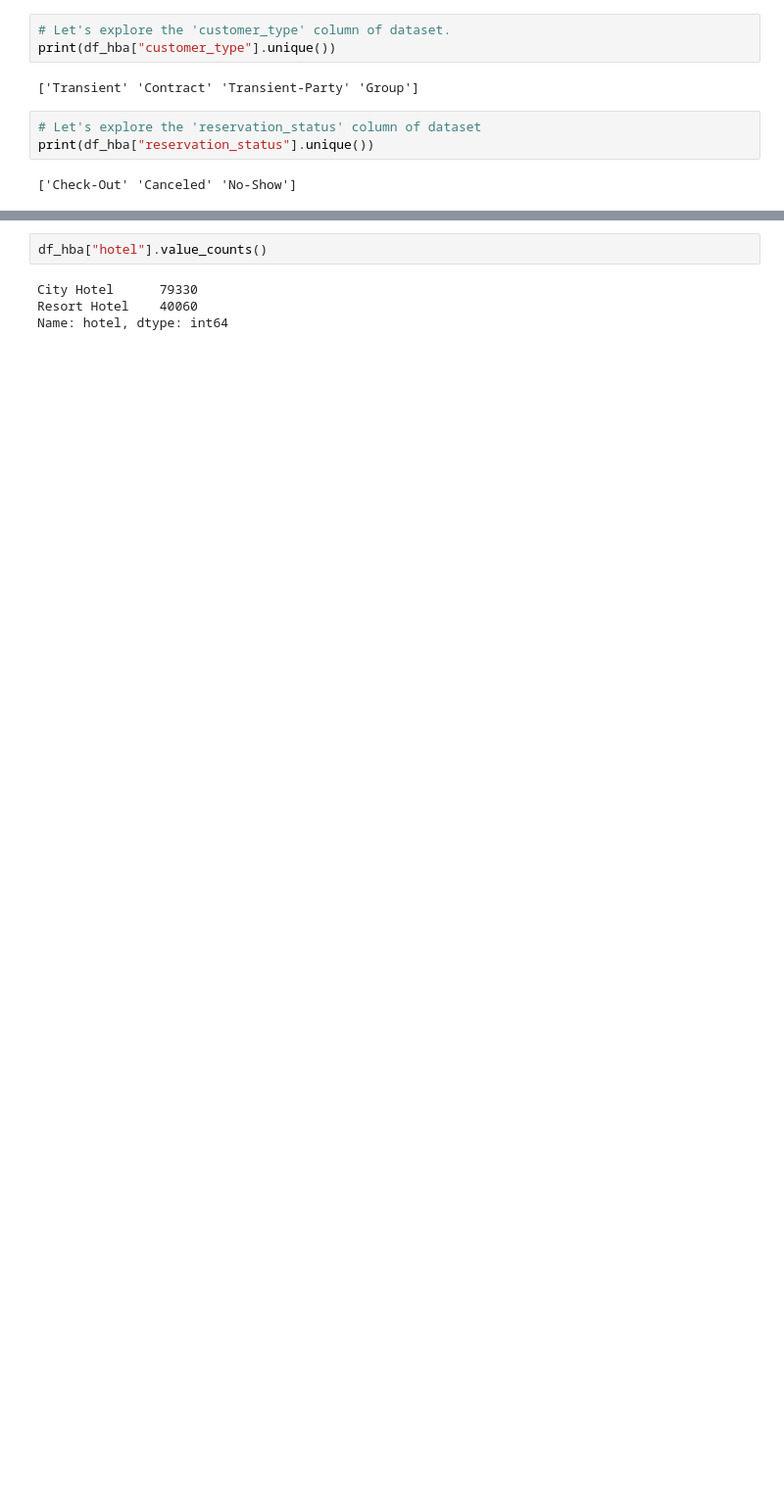
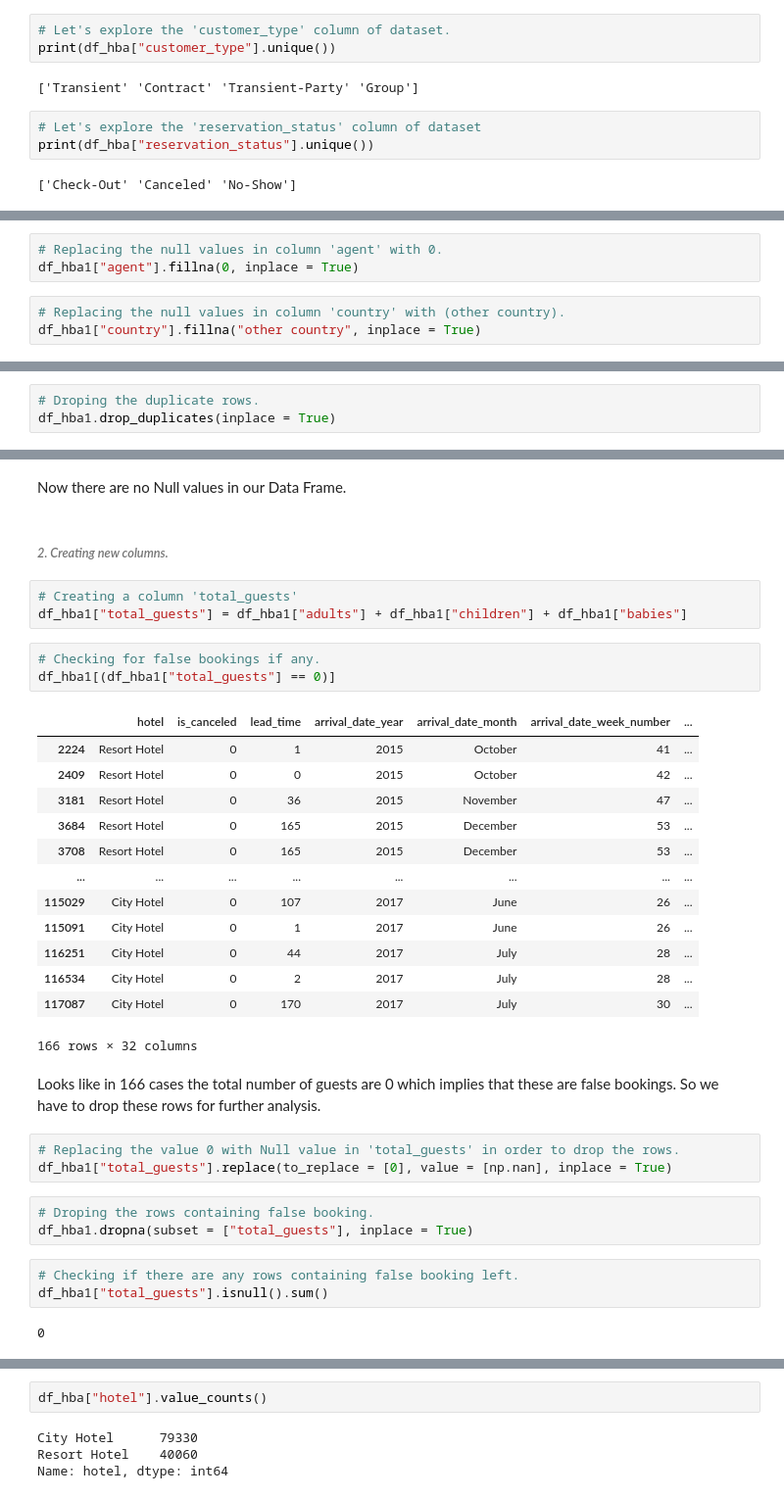
Before and after one commit to SinghUjjwal9/Hotel-Booking-Analysis-EDA, a Jupyter notebook: HotelBookingAnalysisEDA(Ujjwal_Ajit_Singh,_Cohort_Hudson).ipynb, the cells around one changed output, grey strips where cells are left out. Shown at 98% size. Drawn from its saved outputs; the diff is of its cells as text; blank space fills up the shorter version.

```diff
--- a/HotelBookingAnalysisEDA(Ujjwal_Ajit_Singh,_Cohort_Hudson).ipynb
+++ b/HotelBookingAnalysisEDA(Ujjwal_Ajit_Singh,_Cohort_Hudson).ipynb
@@ -230,0 +302,6 @@ df_hba.isnull().sum().reset_index().rename(columns={0:"Null Value","index":"colu
+# %%
+# Replacing the null values in column 'agent' with 0.
+df_hba1["agent"].fillna(0, inplace = True)
+# %%
+# Replacing the null values in column 'country' with (other country).
+df_hba1["country"].fillna("other country", inplace = True)
@@ -230,0 +315,3 @@ df_hba.isnull().sum().reset_index().rename(columns={0:"Null Value","index":"colu
+# %%
+# Droping the duplicate rows.
+df_hba1.drop_duplicates(inplace = True)
@@ -230,0 +346,37 @@ df_hba.isnull().sum().reset_index().rename(columns={0:"Null Value","index":"colu
+# %% [markdown]
+Now there are no Null values in our Data Frame.
+# %% [markdown]
+###### <i> 2. Creating new columns.
+# %%
+# Creating a column 'total_guests'
+df_hba1["total_guests"] = df_hba1["adults"] + df_hba1["children"] + df_hba1["babies"]
+# %%
+# Checking for false bookings if any.
+df_hba1[(df_hba1["total_guests"] == 0)]
+# %% [output]
+|  | hotel | is_canceled | lead_time | arrival_date_year | arrival_date_month | arrival_date_week_number | ... |
+| 2224 | Resort Hotel | 0 | 1 | 2015 | October | 41 | ... |
+| 2409 | Resort Hotel | 0 | 0 | 2015 | October | 42 | ... |
+| 3181 | Resort Hotel | 0 | 36 | 2015 | November | 47 | ... |
+| 3684 | Resort Hotel | 0 | 165 | 2015 | December | 53 | ... |
+| 3708 | Resort Hotel | 0 | 165 | 2015 | December | 53 | ... |
+| ... | ... | ... | ... | ... | ... | ... | ... |
+| 115029 | City Hotel | 0 | 107 | 2017 | June | 26 | ... |
+| 115091 | City Hotel | 0 | 1 | 2017 | June | 26 | ... |
+| 116251 | City Hotel | 0 | 44 | 2017 | July | 28 | ... |
+| 116534 | City Hotel | 0 | 2 | 2017 | July | 28 | ... |
+| 117087 | City Hotel | 0 | 170 | 2017 | July | 30 | ... |
+166 rows × 32 columns
+# %% [markdown]
+Looks like in 166 cases the total number of guests are 0 which implies that these are false bookings. So we have to drop these rows for further analysis.
+# %%
+# Replacing the value 0 with Null value in 'total_guests' in order to drop the rows.
+df_hba1["total_guests"].replace(to_replace = [0], value = [np.nan], inplace = True)
+# %%
+# Droping the rows containing false booking.
+df_hba1.dropna(subset = ["total_guests"], inplace = True)
+# %%
+# Checking if there are any rows containing false booking left.
+df_hba1["total_guests"].isnull().sum()
+# %% [output]
+0
```
Also changed, not shown: parts of 52 cells of this notebook.
